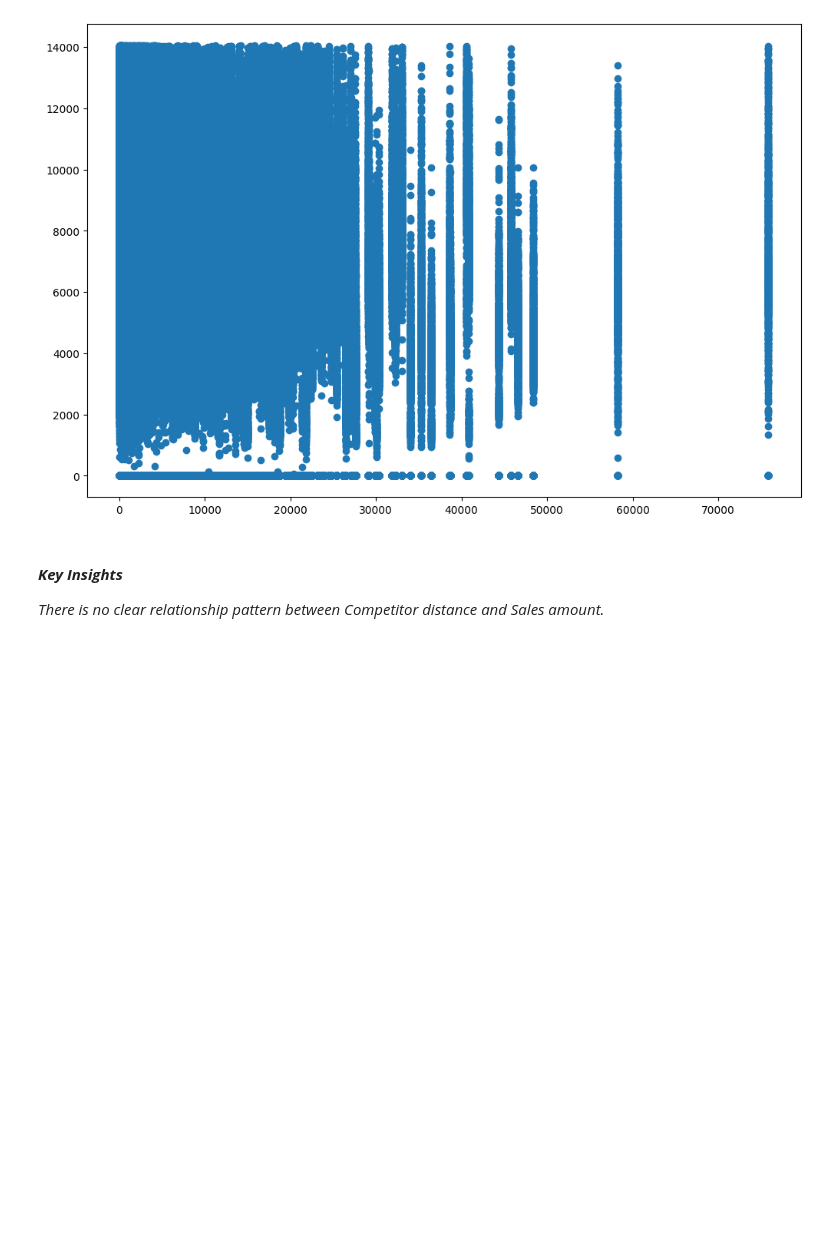
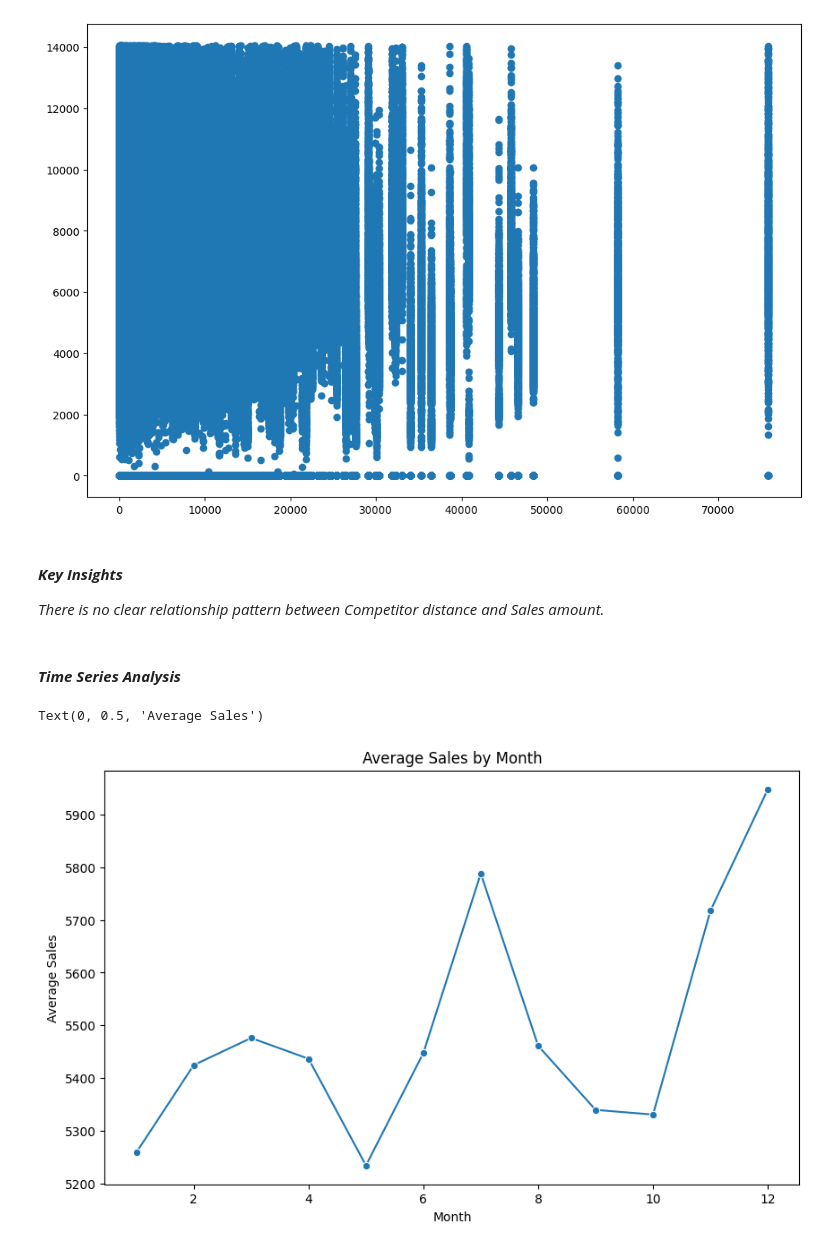
Before and after one commit to wastb/Sales-Predictive-Modelling, a Jupyter notebook: notebooks/data_exploration.ipynb, the cells around one changed output. Saved outputs shown, nothing was run; the diff lists cells and outputs as text; code cells hidden in the pictures; blank space fills up the shorter version.

Commit message:
"Data Exploration Complete"

```diff
--- a/notebooks/data_exploration.ipynb
+++ b/notebooks/data_exploration.ipynb
@@ -548,3 +547,18 @@ plt.scatter(y=df_train_merged['Sales'], x=df_train_merged['CompetitionDistance']
 #### ***Key Insights***
 
 *There is no clear relationship pattern between Competitor distance and Sales amount.*
+# %% [markdown]
+#### ***Time Series Analysis***
+# %%
+## Sales Data Per month
+
+df_train_merged['Month'] = df_train_merged['Date'].dt.month
+seasonal_sales = df_train_merged.groupby('Month')['Sales'].mean().reset_index()
+
+plt.figure(figsize=(10, 6))
+sns.lineplot(x='Month', y='Sales', data=seasonal_sales, marker='o')
+plt.title('Average Sales by Month')
+plt.ylabel('Average Sales')
+# %% [output]
+Text(0, 0.5, 'Average Sales')
+[figure, added]
```
Also changed, not shown: parts of 16 cells of this notebook.
